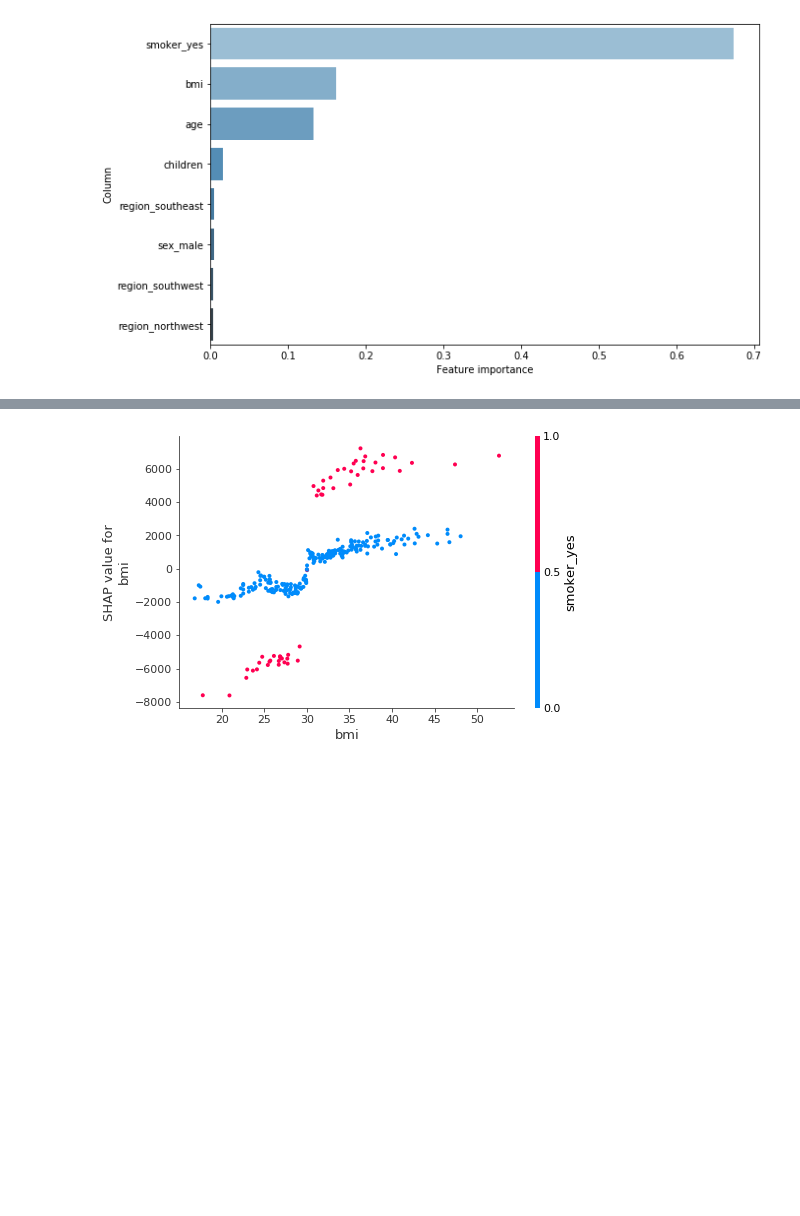
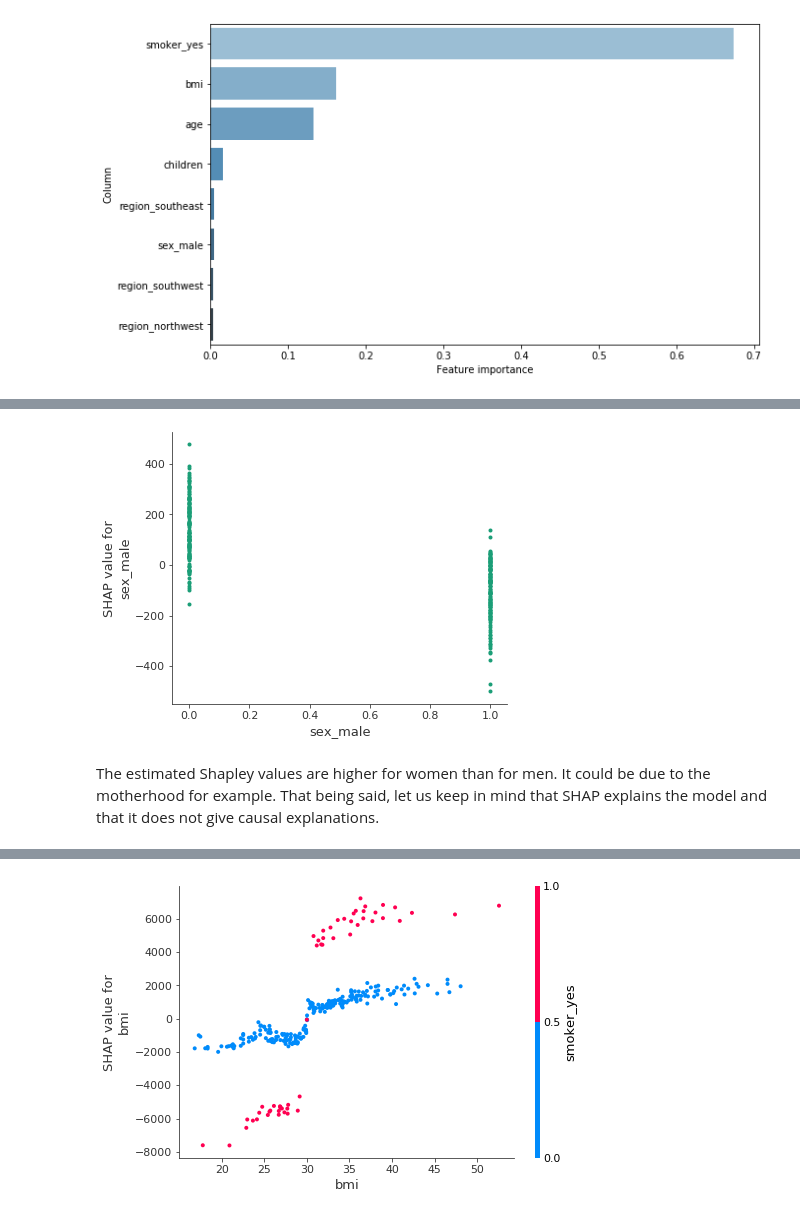
Before and after one commit to datatrigger/interpretable_machine_learning, a Jupyter notebook: interpretable_machine_learning.ipynb, the cells around one changed output, grey strips where cells are left out. Cells and saved outputs as stored; diff of their text form; code cells hidden in the pictures; blank space fills up the shorter version.

```diff
--- a/interpretable_machine_learning.ipynb
+++ b/interpretable_machine_learning.ipynb
@@ -599,0 +632,8 @@ Besides, the feature importance given by the two methods are similar but not ide
+# %%
+# Plot univariate partial dependence plot
+cmap = plt.get_cmap("Dark2")
+shap.dependence_plot('sex_male', shap_values, x_test, interaction_index=None, color=cmap.colors[0])
+# %% [output]
+[figure, added]
+# %% [markdown]
+The estimated Shapley values are higher for women than for men. It could be due to the motherhood for example. That being said, let us keep in mind that SHAP explains the model and that it does not give causal explanations.
```
Also changed, not shown: parts of 62 cells of this notebook.
